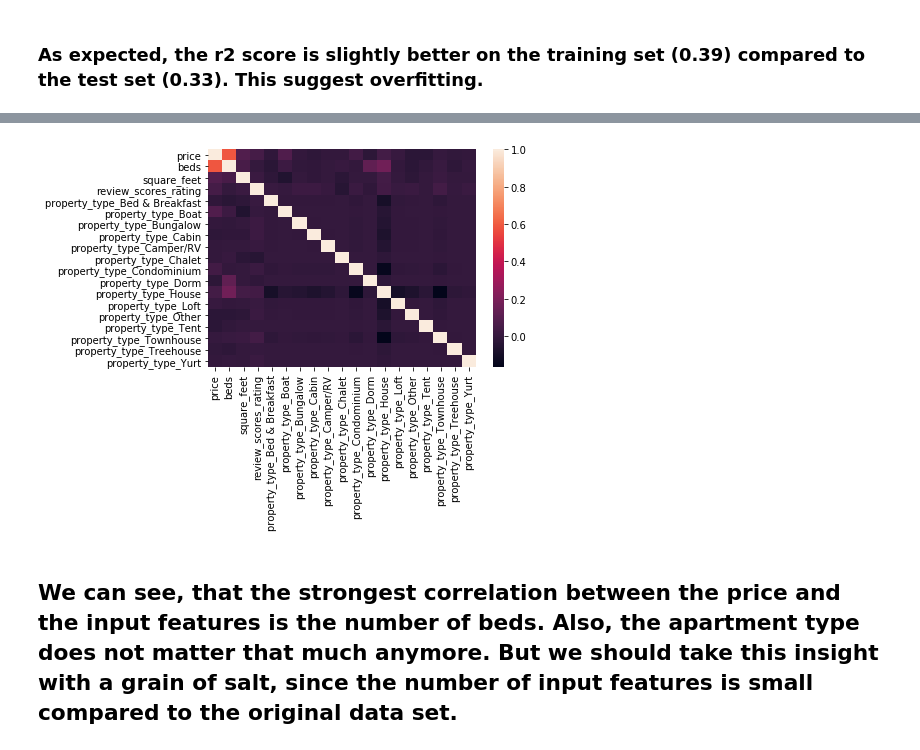
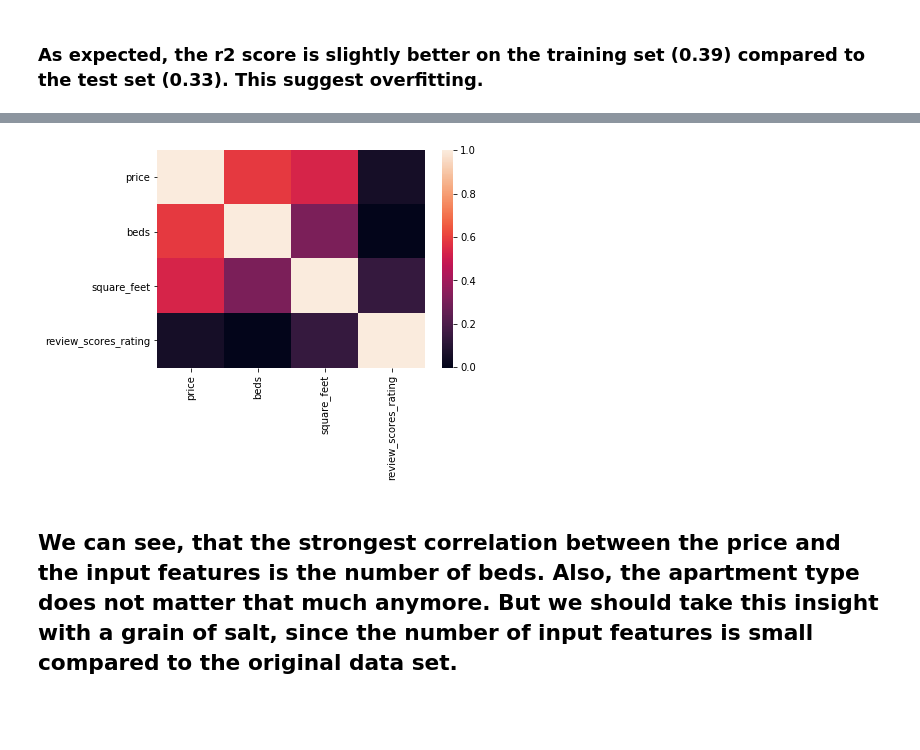
Before and after one commit to nq8/udacity_data_scientist, a Jupyter notebook: project_1/project_1.ipynb, the cells around one changed output, grey strips where cells are left out. Drawn from its saved outputs; the diff is of its cells as text; code cells hidden in the pictures; blank space fills up the shorter version.

```diff
--- a/project_1/project_1.ipynb
+++ b/project_1/project_1.ipynb
@@ -235,3 +239,7 @@ df_q4 = df_q4.apply(fill_mean, axis=0)
+# %%
+# Fill mean value for all other nan
+fill_mean = lambda col: col.fillna(col.mean())
+df_q4 = df_q4.apply(fill_mean, axis=0)
 # %%
 # Create X and y matrices
 X = df_q4.drop("price", axis=1)
@@ -276,9 +284,10 @@ df_q4.corr()
 | property_type_Townhouse | 0.002932 | 0.012253 | 1.770347e-02 | 0.041952 | -0.017666 | -0.008183 | ... |
 | property_type_Treehouse | -0.008383 | -0.018103 | -4.976215e-17 | 0.004537 | -0.002774 | -0.001285 | ... |
 | property_type_Yurt | -0.005018 | 0.003760 | -8.389782e-18 | 0.014684 | -0.001601 | -0.000742 | ... |
-# %%
-sns.heatmap(df_q4.corr());
-# %% [output]
-[figure, removed]
+# %%
+df["price"] = df_q4["price"]
+sns.heatmap(df[["price", "property_type", "beds", "square_feet", "review_scores_rating"]].corr());
+# %% [output]
+[figure, added]
 # %% [markdown]
 ## We can see, that the strongest correlation between the price and the input features is the number of beds. Also, the apartment type does not matter that much anymore. But we should take this insight with a grain of salt, since the number of input features is small compared to the original data set.
```
Also changed, not shown: parts of 3 cells of this notebook, 4 other files.
